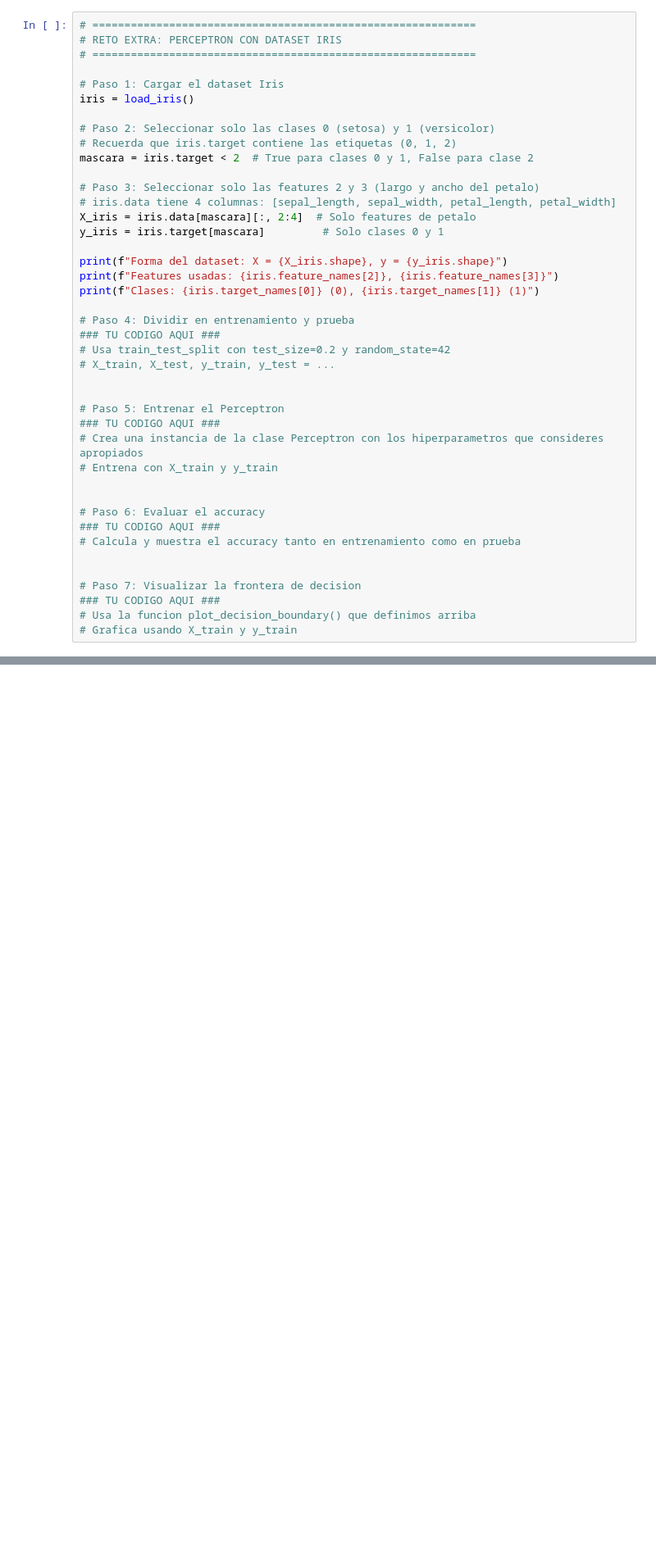
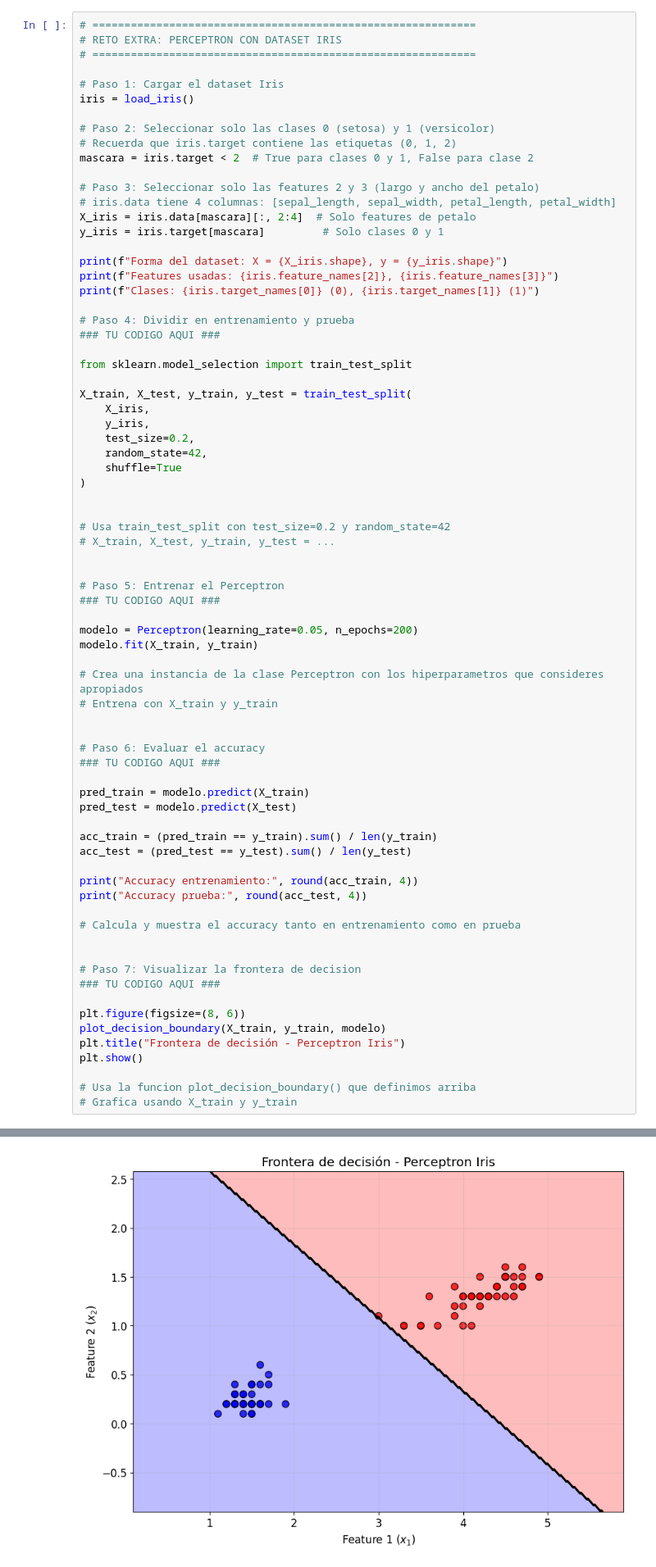
Before and after one commit to kevinagudelopuerta/deep-learning-2-TdeA, a Jupyter notebook: guias/Guia_01_Fundamentos_DL_Perceptron.ipynb, the cells around one changed output, grey strips where cells are left out. Shown at 82% size. Cells and saved outputs as stored; diff of their text form; blank space fills up the shorter version.

```diff
--- a/guias/Guia_01_Fundamentos_DL_Perceptron.ipynb
+++ b/guias/Guia_01_Fundamentos_DL_Perceptron.ipynb
@@ -1427,23 +1477,55 @@ print(f"Clases: {iris.target_names[0]} (0), {iris.target_names[1]} (1)")
 
 # Paso 4: Dividir en entrenamiento y prueba
 ### TU CODIGO AQUI ###
+
+from sklearn.model_selection import train_test_split
+
+X_train, X_test, y_train, y_test = train_test_split(
+    X_iris,
+    y_iris,
+    test_size=0.2,
+    random_state=42,
+    shuffle=True
+)
+
+
 # Usa train_test_split con test_size=0.2 y random_state=42
 # X_train, X_test, y_train, y_test = ...
 
 
 # Paso 5: Entrenar el Perceptron
 ### TU CODIGO AQUI ###
+
+modelo = Perceptron(learning_rate=0.05, n_epochs=200)
+modelo.fit(X_train, y_train)
+
 # Crea una instancia de la clase Perceptron con los hiperparametros que consideres apropiados
 # Entrena con X_train y y_train
 
 
 # Paso 6: Evaluar el accuracy
 ### TU CODIGO AQUI ###
+
+pred_train = modelo.predict(X_train)
+pred_test = modelo.predict(X_test)
+
+acc_train = (pred_train == y_train).sum() / len(y_train)
+acc_test = (pred_test == y_test).sum() / len(y_test)
+
+print("Accuracy entrenamiento:", round(acc_train, 4))
+print("Accuracy prueba:", round(acc_test, 4))
+
 # Calcula y muestra el accuracy tanto en entrenamiento como en prueba
 
 
 # Paso 7: Visualizar la frontera de decision
 ### TU CODIGO AQUI ###
+
+plt.figure(figsize=(8, 6))
+plot_decision_boundary(X_train, y_train, modelo)
+plt.title("Frontera de decisión - Perceptron Iris")
+plt.show()
+
 # Usa la funcion plot_decision_boundary() que definimos arriba
 # Grafica usando X_train y y_train
 # %% [output]
@@ -1453,3 +1539,4 @@ Clases: setosa (0), versicolor (1)
+[figure, added]
 # %% [markdown]
 ---
 
```
Also changed, not shown: parts of 2 cells of this notebook.
